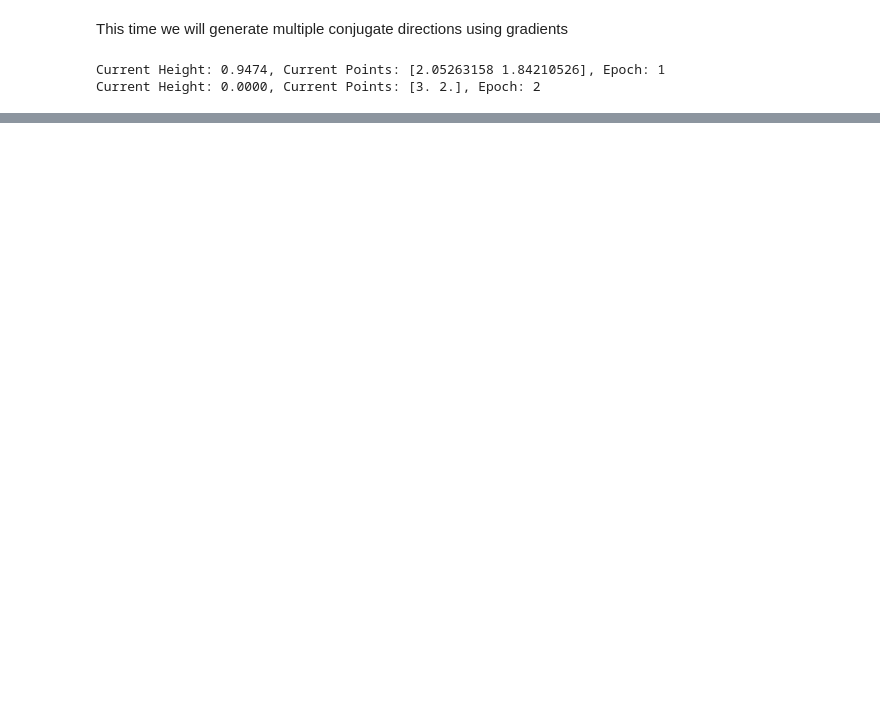
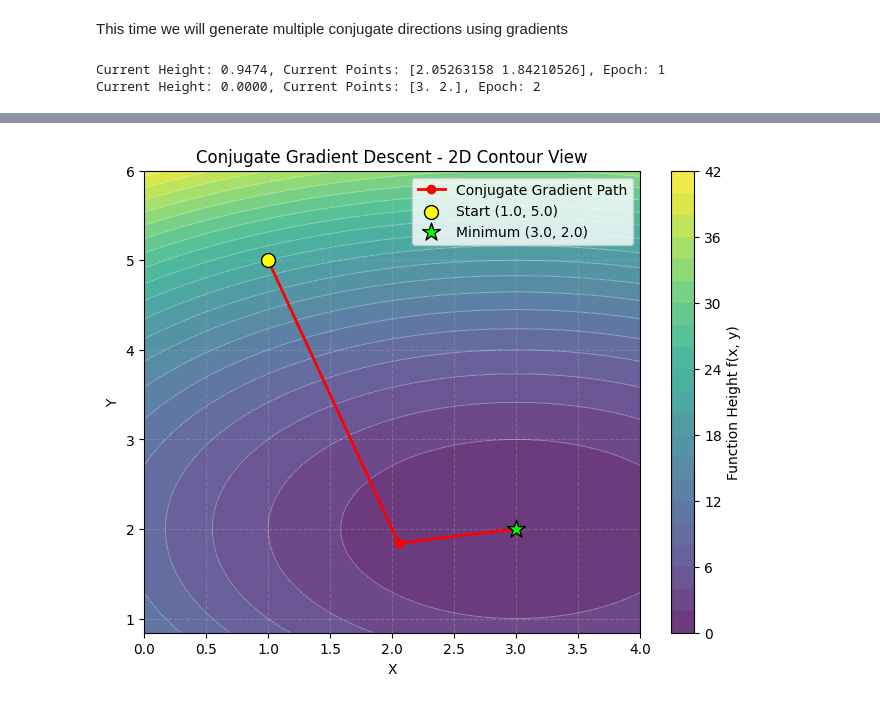
Before and after one commit to GWSuryaYT/ML-Practice, a Jupyter notebook: Optimizations/Conjugate Gradient methods/Unknown-Conjugate-Gradient-Decent.ipynb, the cells around one changed output, grey strips where cells are left out. Cells and saved outputs as stored; diff of their text form; code cells hidden in the pictures; blank space fills up the shorter version.

```diff
--- a/Optimizations/Conjugate Gradient methods/Unknown-Conjugate-Gradient-Decent.ipynb
+++ b/Optimizations/Conjugate Gradient methods/Unknown-Conjugate-Gradient-Decent.ipynb
@@ -47,0 +78,29 @@ Current Height: 0.0000, Current Points: [3. 2.], Epoch: 2
+# %%
+# Widen the grid padding slightly (e.g., 1.0 instead of 0.1) so the ellipses frame the path cleanly
+X_surf = np.linspace(min(history_of_x) - 1.0, max(history_of_x) + 1.0, 200)
+Y_surf = np.linspace(min(history_of_y) - 1.0, max(history_of_y) + 1.0, 200)
+X, Y = np.meshgrid(X_surf, Y_surf)
+Z = f(X, Y)
+
+fig, ax = plt.subplots(figsize=(8, 6))
+
+# 1. Draw filled contours and contour lines
+contour_filled = ax.contourf(X, Y, Z, levels=25, cmap='viridis', alpha=0.8)
+contour_lines = ax.contour(X, Y, Z, levels=25, colors='white', linewidths=0.6, alpha=0.5)
+fig.colorbar(contour_filled, ax=ax, label='Function Height f(x, y)')
+
+# 2. Plot the 2D optimization path (no Z values needed here)
+ax.plot(history_of_x, history_of_y, color='red', marker='o', markersize=6, linewidth=2, label='Conjugate Gradient Path')
+
+# 3. Highlight the start and end points
+ax.scatter(history_of_x[0], history_of_y[0], color='yellow', edgecolor='black', s=100, zorder=5, label='Start (1.0, 5.0)')
+ax.scatter(history_of_x[-1], history_of_y[-1], color='lime', edgecolor='black', marker='*', s=180, zorder=5, label='Minimum (3.0, 2.0)')
+
+ax.set_xlabel('X')
+ax.set_ylabel('Y')
+ax.set_title('Conjugate Gradient Descent - 2D Contour View')
+ax.legend()
+plt.grid(True, linestyle='--', alpha=0.3)
+plt.show()
+# %% [output]
+[figure, added]
```
Also changed, not shown: parts of 3 cells of this notebook, 1 other file.
